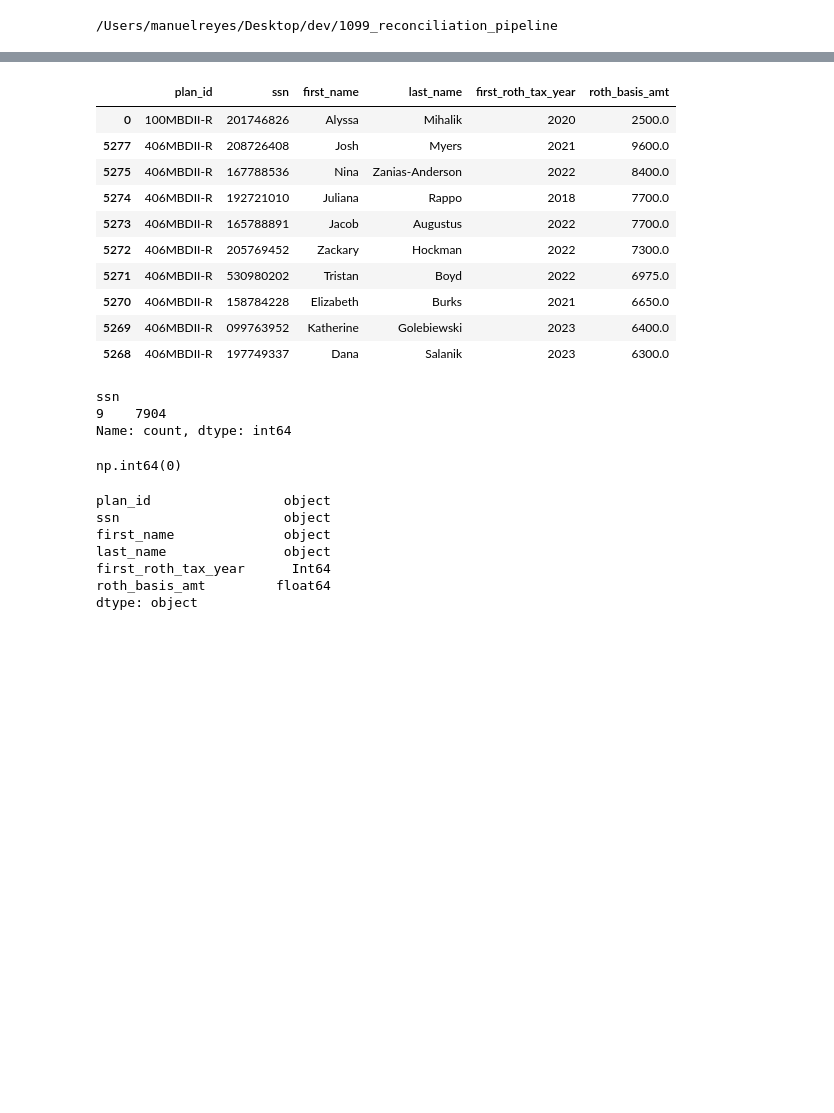
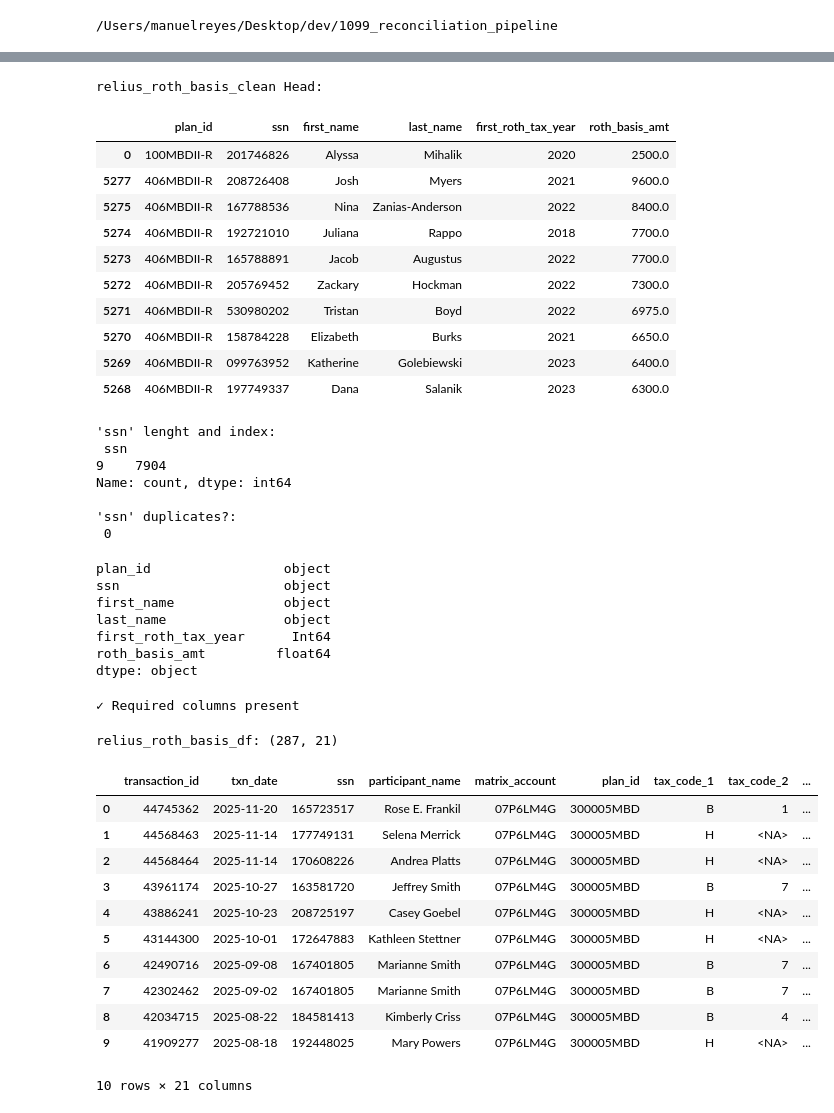
Before and after one commit to manuel-reyes-ml/1099_reconciliation_pipeline, a Jupyter notebook: notebooks/05_match_roth_basis_analysis.ipynb, the cells around one changed output, grey strips where cells are left out. Cells and saved outputs as stored; diff of their text form; code cells hidden in the pictures; blank space fills up the shorter version.

```diff
--- a/notebooks/05_match_roth_basis_analysis.ipynb
+++ b/notebooks/05_match_roth_basis_analysis.ipynb
@@ -41,6 +64,10 @@ relius_roth_basis_clean.shape
 # %%
+# Cell 3 — Quick view of Relius Roth Basis clean data
+
+print("relius_roth_basis_clean Head:\n")
 relius_roth_basis_clean.head(10)
 # %% [output]
+relius_roth_basis_clean Head:
 |  | plan_id | ssn | first_name | last_name | first_roth_tax_year | roth_basis_amt |
 | 0 | 100MBDII-R | 201746826 | Alyssa | Mihalik | 2020 | 2500.0 |
 | 5277 | 406MBDII-R | 208726408 | Josh | Myers | 2021 | 9600.0 |
@@ -53,15 +80,18 @@ relius_roth_basis_clean.head(10)
 | 5269 | 406MBDII-R | 099763952 | Katherine | Golebiewski | 2023 | 6400.0 |
 | 5268 | 406MBDII-R | 197749337 | Dana | Salanik | 2023 | 6300.0 |
 # %%
-relius_roth_basis_clean["ssn"].str.len().value_counts(dropna=False)
+# Cell 4 — Check key data inside Relius Roth Basis clean data
+
+print("'ssn' lenght and index:\n", relius_roth_basis_clean["ssn"].str.len().value_counts(dropna=False))
+print("\n'ssn' duplicates?:\n", relius_roth_basis_clean.duplicated(["plan_id", "ssn"]).sum())
 # %% [output]
-ssn
+'ssn' lenght and index:
+ ssn
 9    7904
 Name: count, dtype: int64
+
+'ssn' duplicates?:
+ 0
-# %%
-relius_roth_basis_clean.duplicated(["plan_id", "ssn"]).sum()
-# %% [output]
-np.int64(0)
 # %%
 relius_roth_basis_clean.dtypes
 # %% [output]
@@ -72,3 +102,52 @@ last_name               object
 first_roth_tax_year      Int64
 roth_basis_amt         float64
 dtype: object
+# %%
+# Cell 5 — Validate required columns exist (pre-flight)
+
+required_matrix_cols = {
+    "plan_id","ssn","txn_date","transaction_id","participant_name","matrix_account",
+    "gross_amt","fed_taxable_amt","roth_initial_contribution_year","tax_code_1","tax_code_2"
+}
+missing = required_matrix_cols - set(matrix_clean.columns)
+assert not missing, f"Matrix missing columns: {missing}"
+
+required_demo_cols = {"plan_id","ssn","dob"}
+missing = required_demo_cols - set(relius_demo_clean.columns)
+assert not missing, f"Demo missing columns: {missing}"
+
+required_basis_cols = {"plan_id","ssn","first_roth_tax_year","roth_basis_amt"}
+missing = required_basis_cols - set(relius_roth_basis_clean.columns)
+assert not missing, f"Roth basis missing columns: {missing}"
+
+print("✓ Required columns present")
+# %% [output]
+✓ Required columns present
+# %%
+# Cell 6 — Run Roth Basis Taxable Analysis Engine
+
+from src.roth_taxable_analysis import run_roth_taxable_analysis
+
+
+relius_roth_basis = run_roth_taxable_analysis(
+    matrix_clean,
+    relius_demo_clean,
+    relius_roth_basis_clean
+)
+
+print("relius_roth_basis_df:", relius_roth_basis.shape)
+relius_roth_basis.head(10)
+# %% [output]
+relius_roth_basis_df: (287, 21)
+|  | transaction_id | txn_date | ssn | participant_name | matrix_account | plan_id | tax_code_1 | tax_code_2 | ... |
+| 0 | 44745362 | 2025-11-20 | 165723517 | Rose E. Frankil | 07P6LM4G | 300005MBD | B | 1 | ... |
+| 1 | 44568463 | 2025-11-14 | 177749131 | Selena Merrick | 07P6LM4G | 300005MBD | H | <NA> | ... |
+| 2 | 44568464 | 2025-11-14 | 170608226 | Andrea Platts | 07P6LM4G | 300005MBD | H | <NA> | ... |
+| 3 | 43961174 | 2025-10-27 | 163581720 | Jeffrey Smith | 07P6LM4G | 300005MBD | B | 7 | ... |
+| 4 | 43886241 | 2025-10-23 | 208725197 | Casey Goebel | 07P6LM4G | 300005MBD | H | <NA> | ... |
+| 5 | 43144300 | 2025-10-01 | 172647883 | Kathleen Stettner | 07P6LM4G | 300005MBD | H | <NA> | ... |
+| 6 | 42490716 | 2025-09-08 | 167401805 | Marianne Smith | 07P6LM4G | 300005MBD | B | 7 | ... |
+| 7 | 42302462 | 2025-09-02 | 167401805 | Marianne Smith | 07P6LM4G | 300005MBD | B | 7 | ... |
+| 8 | 42034715 | 2025-08-22 | 184581413 | Kimberly Criss | 07P6LM4G | 300005MBD | B | 4 | ... |
+| 9 | 41909277 | 2025-08-18 | 192448025 | Mary Powers | 07P6LM4G | 300005MBD | H | <NA> | ... |
+10 rows × 21 columns
```
Also changed, not shown: parts of 7 cells of this notebook.
